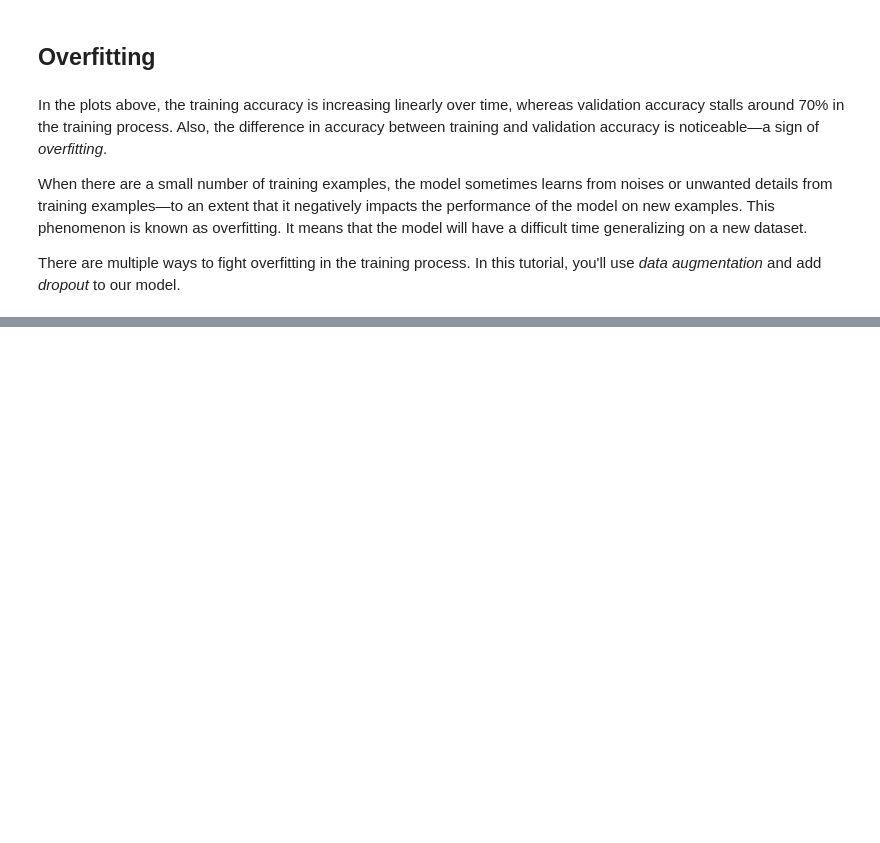
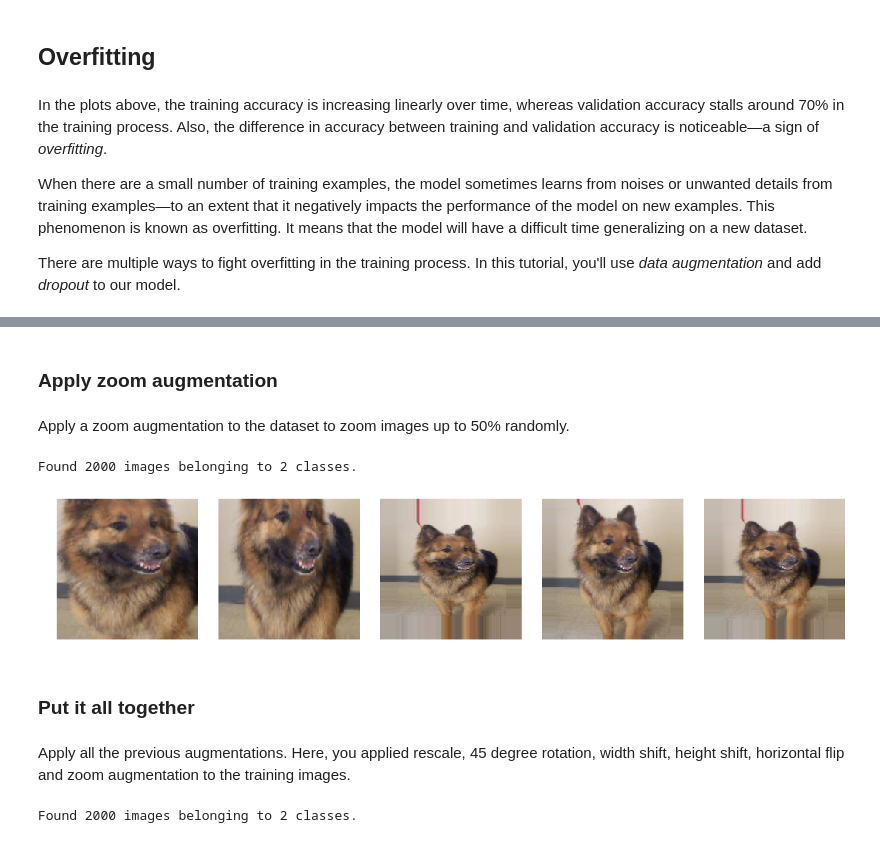
Before and after one commit to rahiakela/practical-machine-learning-with-tensorflow, a Jupyter notebook: image_classification.ipynb, the cells around one changed output, grey strips where cells are left out. Cells and saved outputs as stored; diff of their text form; code cells hidden in the pictures; blank space fills up the shorter version.

```diff
--- a/image_classification.ipynb
+++ b/image_classification.ipynb
@@ -303,0 +353,20 @@ There are multiple ways to fight overfitting in the training process. In this tu
+# %% [markdown]
+### Apply zoom augmentation
+# %% [markdown]
+Apply a zoom augmentation to the dataset to zoom images up to 50% randomly.
+# %%
+image_gen = ImageDataGenerator(rescale=1. / 255, zoom_range=0.5)
+
+train_data_gen = image_gen.flow_from_directory(batch_size=batch_size,
+                                               directory=train_dir,
+                                               shuffle=True,
+                                               target_size=(IMG_HEIGHT, IMG_WIDTH))
+augmented_images = [train_data_gen[0][0][0] for i in range(5)]
+plotImages(augmented_images)
+# %% [output]
+Found 2000 images belonging to 2 classes.
+[figure, added]
+# %% [markdown]
+### Put it all together
+# %% [markdown]
+Apply all the previous augmentations. Here, you applied rescale, 45 degree rotation, width shift, height shift, horizontal flip and zoom augmentation to the training images.
@@ -303,0 +380,8 @@ There are multiple ways to fight overfitting in the training process. In this tu
+# %%
+train_data_gen = image_gen_train.flow_from_directory(batch_size=batch_size,
+                                                     directory=train_dir,
+                                                     shuffle=True,
+                                                     target_size=(IMG_HEIGHT, IMG_WIDTH),
+                                                     class_mode='binary')
+# %% [output]
+Found 2000 images belonging to 2 classes.
```
Also changed, not shown: parts of 40 cells of this notebook.
